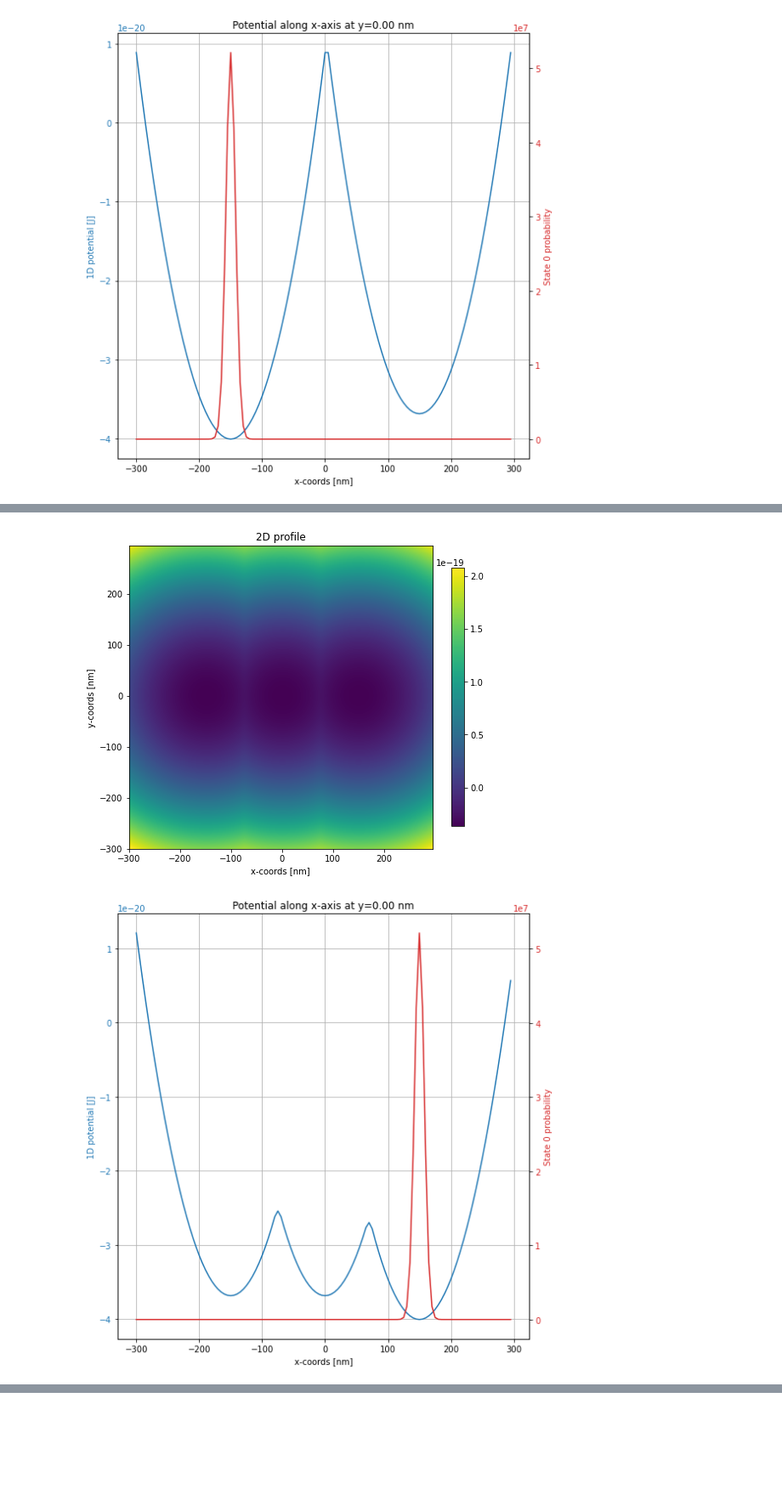
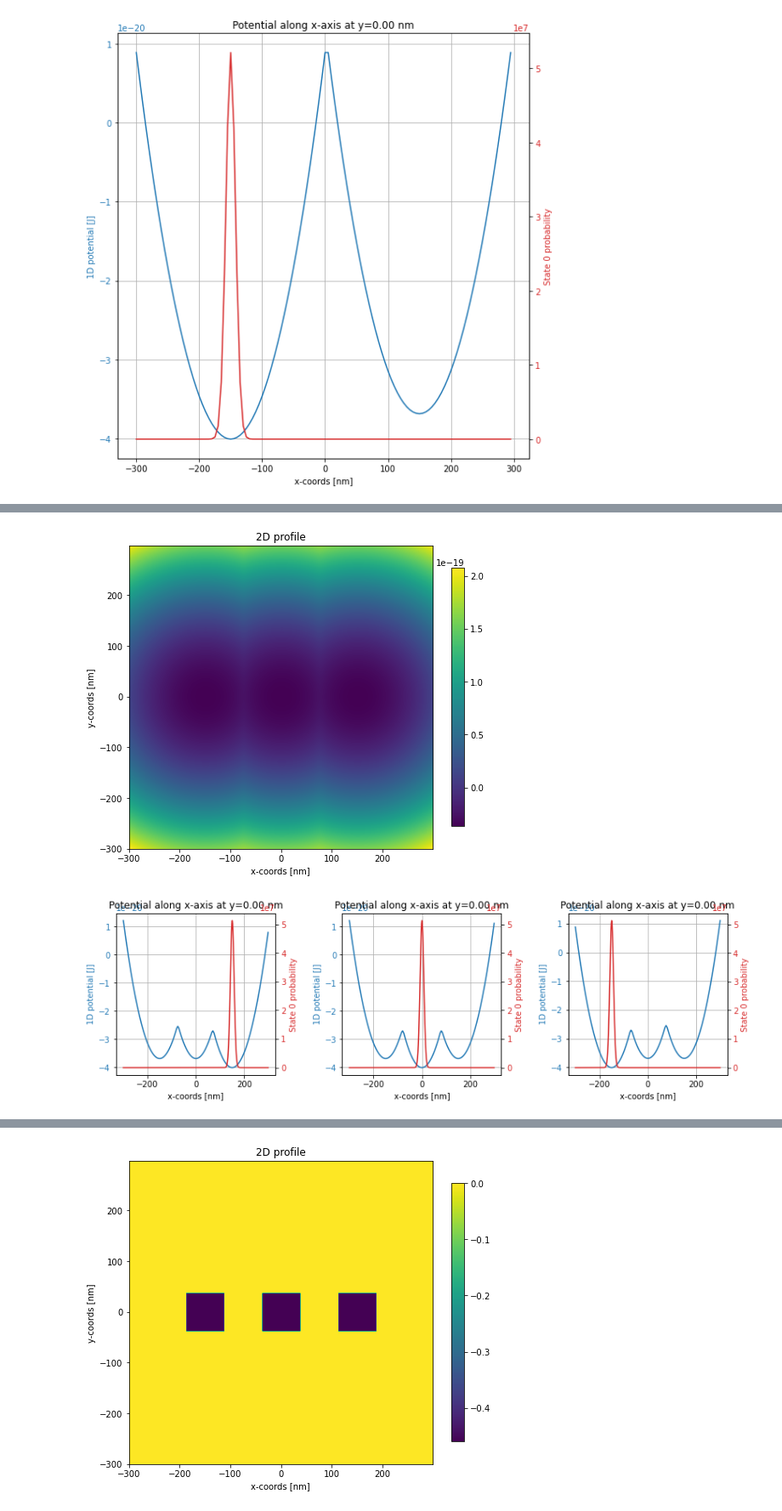
Before and after one commit to AaronL-in/qubit-dots, a Jupyter notebook: tutorials/Loading Potentials.ipynb, the cells around one changed output, grey strips where cells are left out. Shown at 85% size. Drawn from its saved outputs; the diff is of its cells as text; code cells hidden in the pictures; blank space fills up the shorter version.

```diff
--- a/tutorials/Loading Potentials.ipynb
+++ b/tutorials/Loading Potentials.ipynb
@@ -313,47 +332,64 @@ The Available Potentials Are:
 # %%
-# Import the Class
-from qudipy.potential.create_potential import Potential
-
 # 1. Create control voltage names and variables the same way you would normally do
-ctrl_names = ['V1','V2', 'V3']
+ctrl_names = ['V1','V2','V3']
 
 V1 = [0.2, 0.22, 0.24, 0.26]
 V2 = [0.2, 0.22, 0.24, 0.26, 0.28]
 V3 = [0.2, 0.22, 0.24, 0.26]
 
 ctrl_vals = [V1, V2,V3]
 
-# 2. Specify the constants you want
+#Specify the constants you want
 dot_sep = 150e-9
 omegas = [5e12,5e12,5e12]
 
-x = np.arange(-2 * dot_sep, 2 * dot_sep, dot_sep/30)
-y = np.arange(-2 * dot_sep, 2 * dot_sep, dot_sep/30)
+x = np.arange(-2 * dot_sep, 2 * dot_sep, dot_sep/100)
+y = np.arange(-2 * dot_sep, 2 * dot_sep, dot_sep/100)
 
-# 3. Retrieve the potential function you want to use using the Potential class
-#    Call the analytical potential
-#    Interpolate
+# 2. Retrieve the potential functions to be used with the Potential class
 
 harmonic_well = Potential(omegas, dot_sep, "Si/SiO2").harmonic_potential
+quartic_well = Potential(omegas, dot_sep, "Si/SiO2").quartic_potential
+square_well = Potential(omegas, dot_sep, "Si/SiO2", bias = 0, limit = 1/4).square_potential
 
-analytic_potential = pot.analytical_potential(ctrl_vals, ctrl_names, harmonic_well, x, y)
+# 3. Call the analytical potential
 
-an_pot_interp = pot.build_interpolator(analytic_potential, constants=qd.Constants("Si/SiO2"))
+harm_an_potential = pot.analytical_potential(ctrl_vals, ctrl_names, harmonic_well, x, y)
+quad_an_potential = pot.analytical_potential(ctrl_vals, ctrl_names, quartic_well, x, y)
+sqr_an_potential = pot.analytical_potential(ctrl_vals, ctrl_names, square_well, x, y)
+
+# Interpolate
+harm_an_pot_interp = pot.build_interpolator(harm_an_potential, constants=qd.Constants("Si/SiO2"))
+quad_an_pot_interp = pot.build_interpolator(quad_an_potential, constants=qd.Constants("Si/SiO2"))
+sqr_an_pot_interp = pot.build_interpolator(sqr_an_potential, constants=qd.Constants("Si/SiO2"))
 
 
-# 4. Plot the 2D potential
-v_vec = [0.23, 0.23, 0.23]
-an_pot_interp.plot(v_vec)
 
-# 5. Specify the potentials to interpolate around and plot
-v_vec = [0.25, 0.23, 0.23]
-an_pot_interp.plot(v_vec, plot_type='1D', y_slice=0, show_wf=True)
+# 4. Plot
 
-v_vec = [0.23, 0.25, 0.23]
-an_pot_interp.plot(v_vec, plot_type='1D', y_slice=0, show_wf=True)
+# Create list of potential interpolations
+pot_interps = [harm_an_pot_interp, quad_an_pot_interp, sqr_an_pot_interp]
 
-v_vec = [0.23, 0.23, 0.25]
-an_pot_interp.plot(v_vec, plot_type='1D', y_slice=0, show_wf=True)
+
+# Plot over different voltages
+v_vec = [[0.23, 0.23, 0.23],[0.25, 0.23, 0.23],[0.23, 0.25, 0.23],[0.23, 0.23, 0.25]]
+
+for well in pot_interps:
+    # Plot 2D image
+    well.plot(v_vec[0],plot_type='2D', axes=None)
+    plt.show()
+
+    # Initiate object
+    fig, ((ax1, ax2, ax3)) = plt.subplots(nrows=1, ncols=3, figsize=(12,4))
+
+    # Plot 1D wells
+    well.plot(v_vec[1], plot_type='1D', y_slice=0, show_wf=True,axes=ax1)
+    well.plot(v_vec[2], plot_type='1D', y_slice=0, show_wf=True,axes=ax2)
+    well.plot(v_vec[3], plot_type='1D', y_slice=0, show_wf=True,axes=ax3)
+
+    # Plot the plots
+    plt.tight_layout(pad=2, w_pad=2, h_pad=2)
+    plt.show()
 # %% [output]
 [figure]
-[figure, old version]
+[figure, new version]
@@ -361,0 +398 @@ an_pot_interp.plot(v_vec, plot_type='1D', y_slice=0, show_wf=True)
+[figure, added]
```
Also changed, not shown: parts of 5 cells of this notebook.
